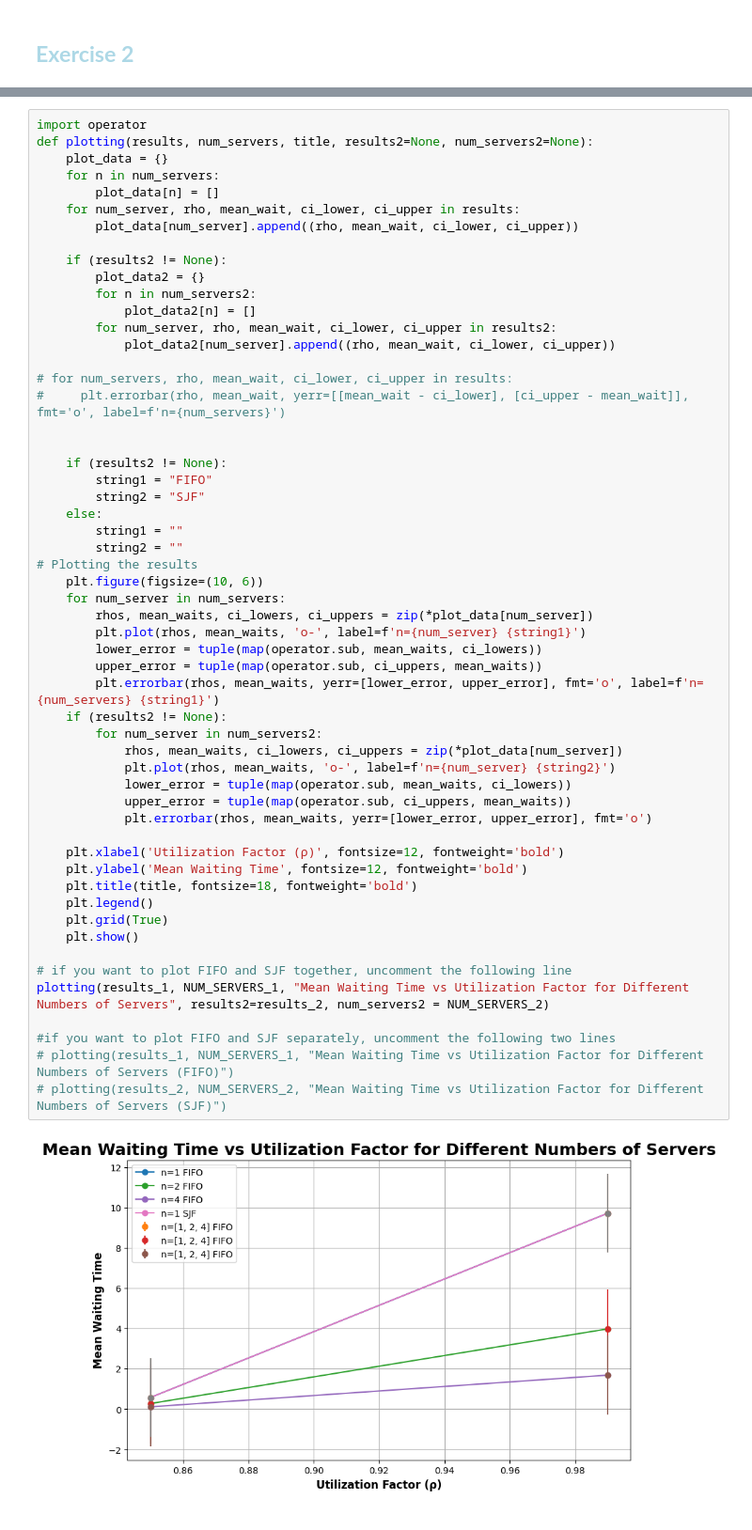
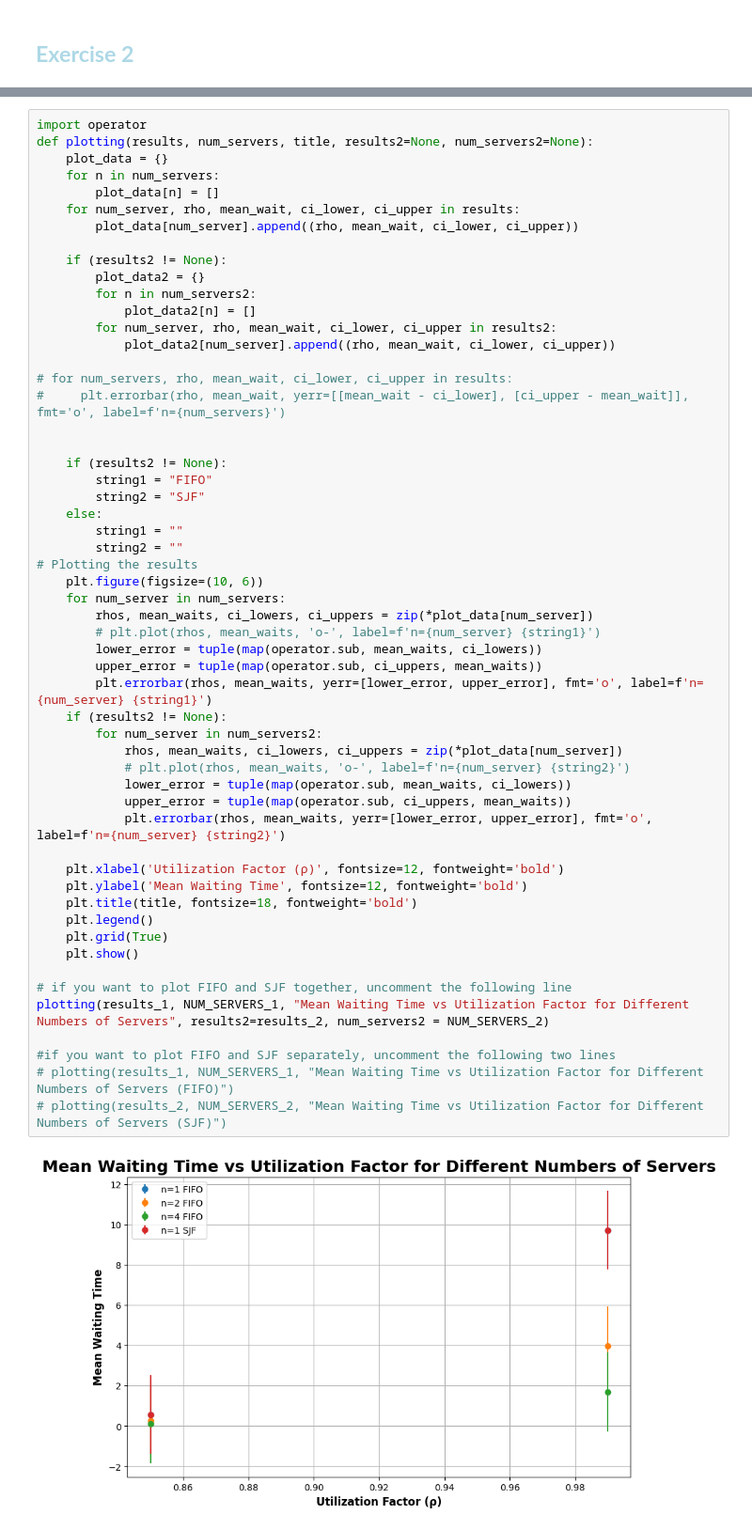
Before and after one commit to BiggusVickus/Stochastic_Simulation, a Jupyter notebook: Assignment 2/DES_assignment2.ipynb, the cells around one changed output, grey strips where cells are left out. Shown at 94% size. Drawn from its saved outputs; the diff is of its cells as text.

Commit message:
fix legend

```diff
--- a/Assignment 2/DES_assignment2.ipynb
+++ b/Assignment 2/DES_assignment2.ipynb
@@ -173,35 +173,35 @@ def plotting(results, num_servers, title, results2=None, num_servers2=None):
         string2 = "SJF"
     else:
         string1 = ""
         string2 = ""
 # Plotting the results
     plt.figure(figsize=(10, 6))
     for num_server in num_servers:
         rhos, mean_waits, ci_lowers, ci_uppers = zip(*plot_data[num_server])
-        plt.plot(rhos, mean_waits, 'o-', label=f'n={num_server} {string1}')
+        # plt.plot(rhos, mean_waits, 'o-', label=f'n={num_server} {string1}')
         lower_error = tuple(map(operator.sub, mean_waits, ci_lowers))
         upper_error = tuple(map(operator.sub, ci_uppers, mean_waits))
-        plt.errorbar(rhos, mean_waits, yerr=[lower_error, upper_error], fmt='o', label=f'n={num_servers} {string1}')
+        plt.errorbar(rhos, mean_waits, yerr=[lower_error, upper_error], fmt='o', label=f'n={num_server} {string1}')
     if (results2 != None):
         for num_server in num_servers2:
             rhos, mean_waits, ci_lowers, ci_uppers = zip(*plot_data[num_server])
-            plt.plot(rhos, mean_waits, 'o-', label=f'n={num_server} {string2}')
+            # plt.plot(rhos, mean_waits, 'o-', label=f'n={num_server} {string2}')
             lower_error = tuple(map(operator.sub, mean_waits, ci_lowers))
             upper_error = tuple(map(operator.sub, ci_uppers, mean_waits))
-            plt.errorbar(rhos, mean_waits, yerr=[lower_error, upper_error], fmt='o')
+            plt.errorbar(rhos, mean_waits, yerr=[lower_error, upper_error], fmt='o', label=f'n={num_server} {string2}')
 
     plt.xlabel('Utilization Factor (ρ)', fontsize=12, fontweight='bold')
     plt.ylabel('Mean Waiting Time', fontsize=12, fontweight='bold')
     plt.title(title, fontsize=18, fontweight='bold')
     plt.legend()
     plt.grid(True)
     plt.show()
 
 # if you want to plot FIFO and SJF together, uncomment the following line
 plotting(results_1, NUM_SERVERS_1, "Mean Waiting Time vs Utilization Factor for Different Numbers of Servers", results2=results_2, num_servers2 = NUM_SERVERS_2)
 
 #if you want to plot FIFO and SJF separately, uncomment the following two lines
 # plotting(results_1, NUM_SERVERS_1, "Mean Waiting Time vs Utilization Factor for Different Numbers of Servers (FIFO)")
 # plotting(results_2, NUM_SERVERS_2, "Mean Waiting Time vs Utilization Factor for Different Numbers of Servers (SJF)")
 # %% [output]
-[figure, old version]
+[figure, new version]
```
